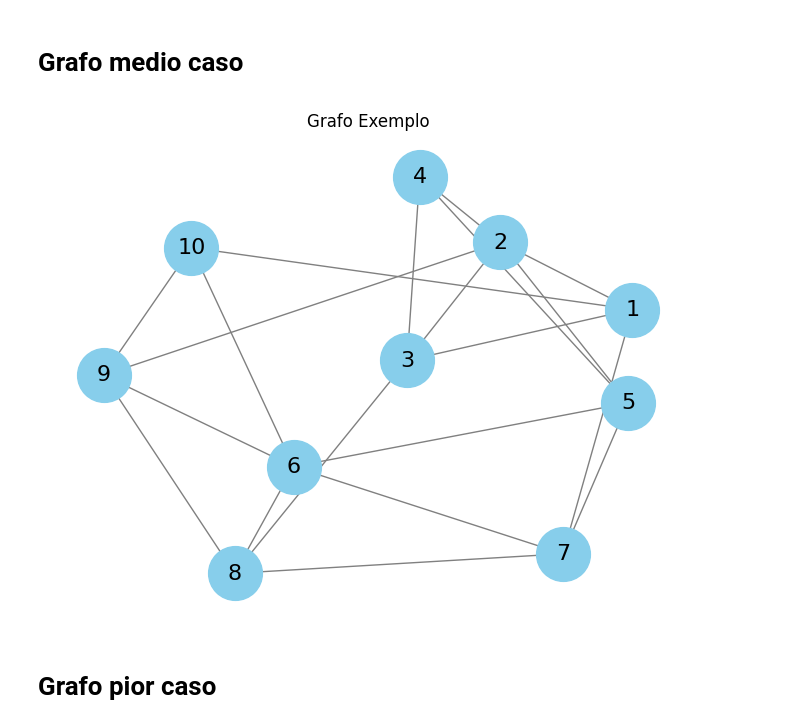
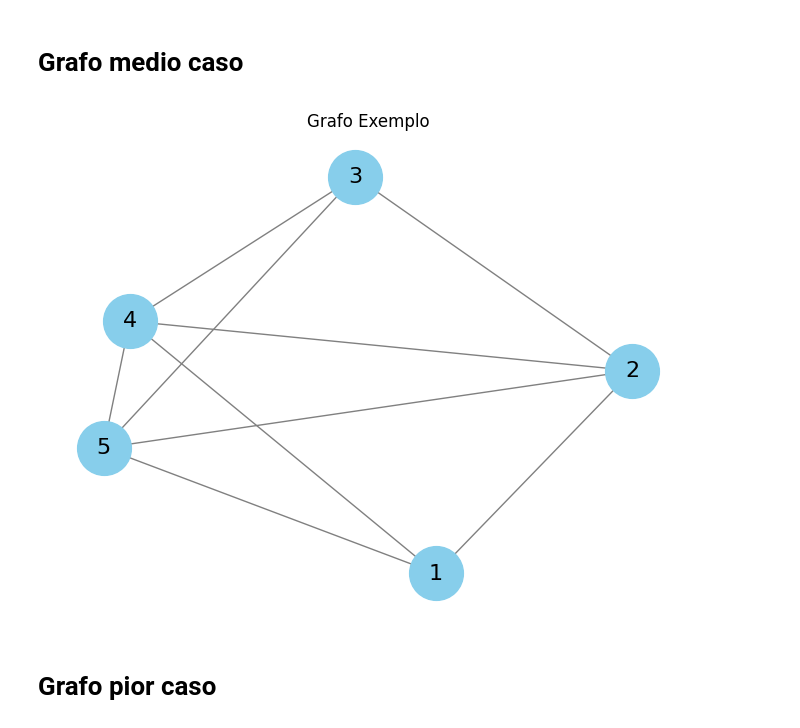
Before and after one commit to Taverna-Hub/Dijkstra-Projeto-Teoria, a Jupyter notebook: src/python/graph_generator.ipynb, the cells around one changed output. Saved outputs shown, nothing was run; the diff lists cells and outputs as text; code cells hidden in the pictures.

```diff
--- a/graph_generator.ipynb
+++ b/src/python/graph_generator.ipynb
@@ -52,16 +52,16 @@ def create_graph(nodes_quantity : int):
     graph.add_edges_from(edges)
     return graph
 # %%
-NODES = 10
+NODES = 5
 Grafo_p = create_graph(NODES)
 
 if NODES <= 100:
     pos = nx.spring_layout(Grafo_p)
     nx.draw(Grafo_p, pos, with_labels=True, node_color='skyblue', edge_color='gray', node_size=1500, font_size=16)
     plt.title("Grafo Exemplo")
     plt.show()
 # %% [output]
-[figure, old version]
+[figure, new version]
 # %% [markdown]
 # Grafo pior caso
 # %%
```
Also changed, not shown: 15 other files.
